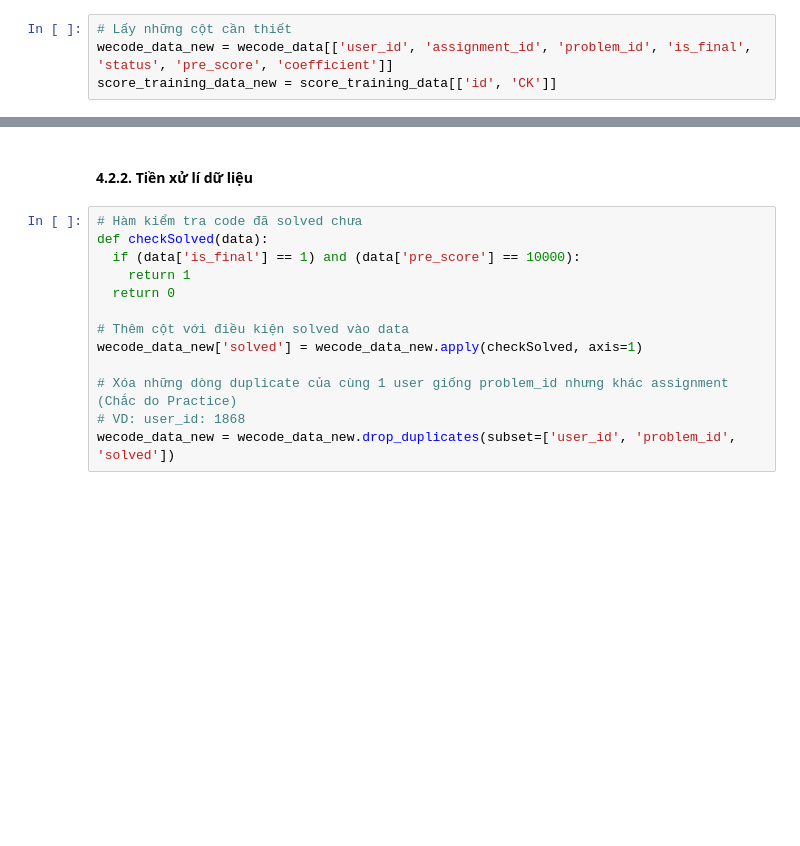
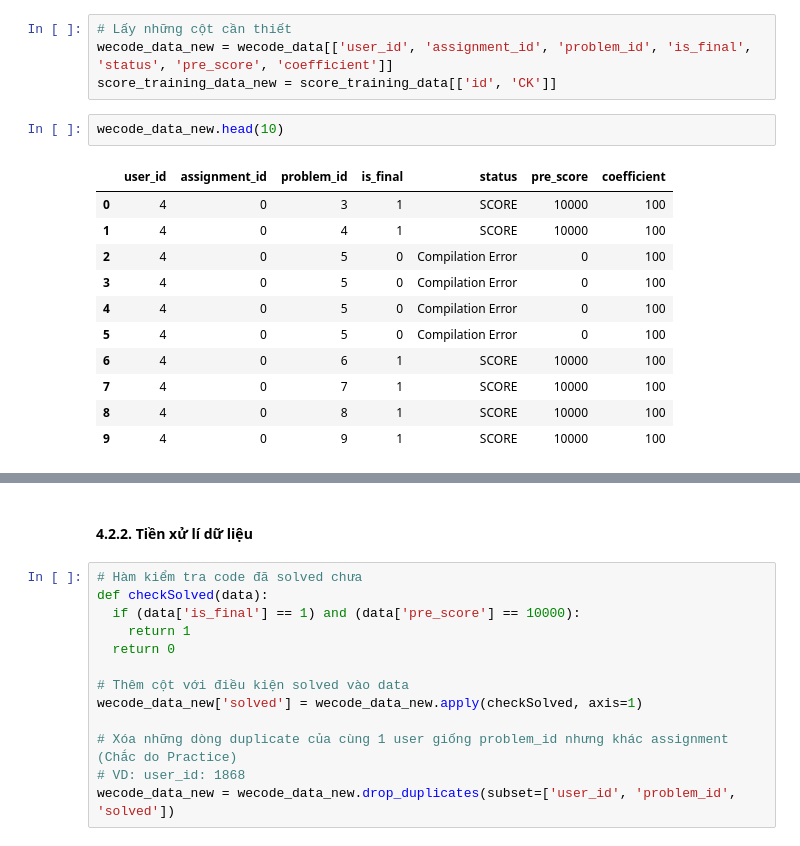
Before and after one commit to caohungphu/CS114.L21, a Jupyter notebook: Colab/Predict_final_exam_score.ipynb, the cells around one changed output, grey strips where cells are left out. Saved outputs shown, nothing was run; the diff lists cells and outputs as text; blank space fills up the shorter version.

```diff
--- a/Colab/Predict_final_exam_score.ipynb
+++ b/Colab/Predict_final_exam_score.ipynb
@@ -48,3 +115,17 @@ score_training_data = pd.read_csv("/content/CS114.L21/Colab/CSV/17_05_2021/score
 # Lấy những cột cần thiết
 wecode_data_new = wecode_data[['user_id', 'assignment_id', 'problem_id', 'is_final', 'status', 'pre_score', 'coefficient']]
 score_training_data_new = score_training_data[['id', 'CK']]
+# %%
+wecode_data_new.head(10)
+# %% [output]
+|  | user_id | assignment_id | problem_id | is_final | status | pre_score | coefficient |
+| 0 | 4 | 0 | 3 | 1 | SCORE | 10000 | 100 |
+| 1 | 4 | 0 | 4 | 1 | SCORE | 10000 | 100 |
+| 2 | 4 | 0 | 5 | 0 | Compilation Error | 0 | 100 |
+| 3 | 4 | 0 | 5 | 0 | Compilation Error | 0 | 100 |
+| 4 | 4 | 0 | 5 | 0 | Compilation Error | 0 | 100 |
+| 5 | 4 | 0 | 5 | 0 | Compilation Error | 0 | 100 |
+| 6 | 4 | 0 | 6 | 1 | SCORE | 10000 | 100 |
+| 7 | 4 | 0 | 7 | 1 | SCORE | 10000 | 100 |
+| 8 | 4 | 0 | 8 | 1 | SCORE | 10000 | 100 |
+| 9 | 4 | 0 | 9 | 1 | SCORE | 10000 | 100 |
```
Also changed, not shown: parts of 11 cells of this notebook.
